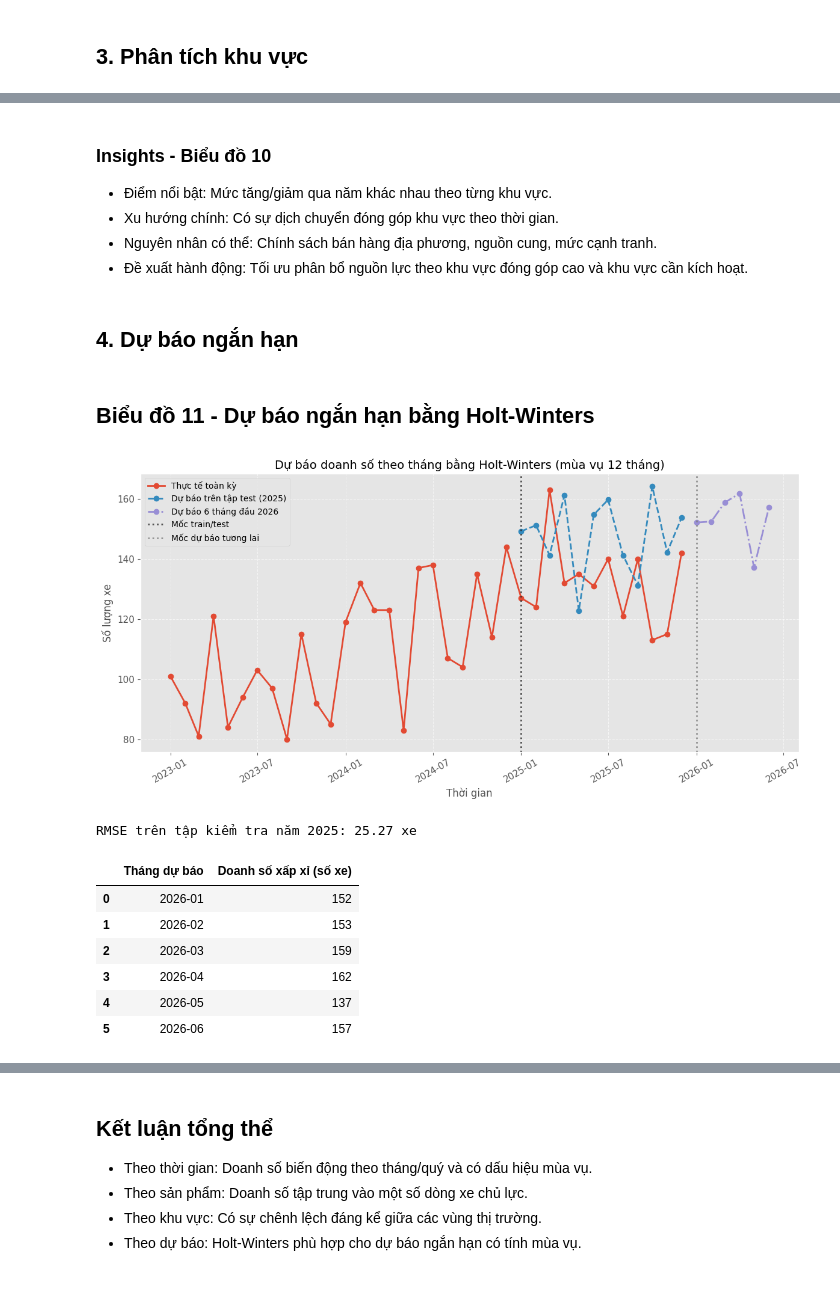
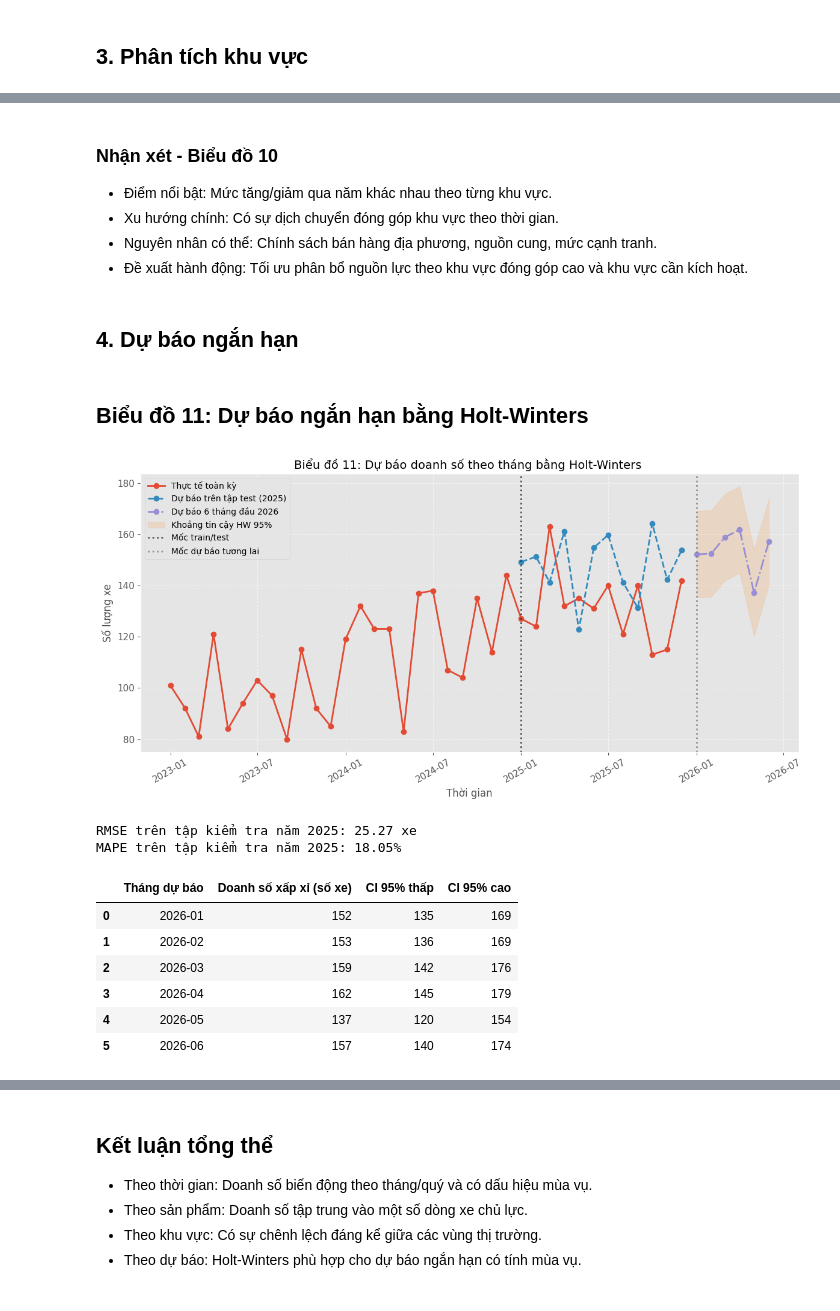
Before and after one commit to lemon-01/cd3, a Jupyter notebook: Ford_Sales_Analysis_2023_2025.ipynb, the cells around one changed output, grey strips where cells are left out. Cells and saved outputs as stored; diff of their text form; code cells hidden in the pictures.

```diff
--- a/Ford_Sales_Analysis_2023_2025.ipynb
+++ b/Ford_Sales_Analysis_2023_2025.ipynb
@@ -378,5 +396,5 @@ plt.show()
 # %% [markdown]
-### Insights - Biểu đồ 10
+### Nhận xét - Biểu đồ 10
 - Điểm nổi bật: Mức tăng/giảm qua năm khác nhau theo từng khu vực.
 - Xu hướng chính: Có sự dịch chuyển đóng góp khu vực theo thời gian.
 - Nguyên nhân có thể: Chính sách bán hàng địa phương, nguồn cung, mức cạnh tranh.
@@ -384,10 +402,10 @@ plt.show()
 # %% [markdown]
 ## 4. Dự báo ngắn hạn
 # %% [markdown]
-## Biểu đồ 11 - Dự báo ngắn hạn bằng Holt-Winters
+## Biểu đồ 11: Dự báo ngắn hạn bằng Holt-Winters
 # %%
 # Mục đích: Tạo chuỗi thời gian theo tháng, chia tập huấn luyện/kiểm tra (2023-2024/2025),
-# huấn luyện Holt-Winters, tính RMSE đánh giá sai số và dự báo 6 tháng tiếp theo.
+# huấn luyện Holt-Winters, tính RMSE và MAPE đánh giá sai số và dự báo 6 tháng tiếp theo.
 
 # 1) Tổng hợp số lượng xe theo từng tháng để tạo chuỗi thời gian đầu vào cho mô hình.
 monthly_sales = (
@@ -419,9 +437,14 @@ hw_model = ExponentialSmoothing(
     initialization_method='estimated'
 ).fit(optimized=True)
 
-# 6) Dự báo trên tập test để đánh giá chất lượng mô hình bằng RMSE.
+# 6) Dự báo trên tập test để đánh giá chất lượng mô hình bằng RMSE và MAPE.
 test_forecast = hw_model.forecast(len(test))
 rmse = np.sqrt(np.mean((test - test_forecast) ** 2))
+mape = np.mean(np.abs((test - test_forecast) / test)) * 100
+
+# Tính sai số trên tập train để ước lượng độ tin cậy.
+hw_train_resid = train - hw_model.fittedvalues
+hw_std = np.std(hw_train_resid)
 
 # 7) Fit lại mô hình trên toàn bộ dữ liệu đến hết 2025 để dự báo tương lai.
 hw_model_all = ExponentialSmoothing(
@@ -434,42 +457,53 @@ hw_model_all = ExponentialSmoothing(
 
 # 8) Dự báo 6 tháng tiếp theo (tháng 01/2026 đến 06/2026).
 future_forecast = hw_model_all.forecast(6)
 
+# Tạo khoảng tin cậy xấp xỉ cho Holt-Winters dựa trên sai số train.
+hw_future_ci = pd.DataFrame({
+    'lower': future_forecast - 1.96 * hw_std,
+    'upper': future_forecast + 1.96 * hw_std
+})
+
 # 9) Vẽ cùng lúc dữ liệu thực tế, dự báo trên test và dự báo tương lai để so sánh trực quan.
 fig, ax = plt.subplots(figsize=(12, 6))
 ax.plot(ts.index, ts.values, marker='o', label='Thực tế toàn kỳ')
 ax.plot(test.index, test_forecast.values, marker='o', linestyle='--', label='Dự báo trên tập test (2025)')
 ax.plot(future_forecast.index, future_forecast.values, marker='o', linestyle='-.', label='Dự báo 6 tháng đầu 2026')
+ax.fill_between(hw_future_ci.index, hw_future_ci['lower'], hw_future_ci['upper'], color='#ff7f0e', alpha=0.15, label='Khoảng tin cậy HW 95%')
 
 # 10) Thêm các mốc dọc để phân tách giai đoạn train/test và giai đoạn dự báo tương lai.
 ax.axvline(pd.Timestamp('2025-01-01'), color='#2F2F2F', linestyle=':', alpha=0.8, label='Mốc train/test')
 ax.axvline(pd.Timestamp('2026-01-01'), color='#7F7F7F', linestyle=':', alpha=0.8, label='Mốc dự báo tương lai')
 
-ax.set_title('Dự báo doanh số theo tháng bằng Holt-Winters (mùa vụ 12 tháng)')
+ax.set_title('Biểu đồ 11: Dự báo doanh số theo tháng bằng Holt-Winters ')
 ax.set_xlabel('Thời gian')
 ax.set_ylabel('Số lượng xe')
 ax.grid(True, linestyle='--', alpha=0.6)
 ax.legend()
 plt.xticks(rotation=30)
 plt.tight_layout()
 plt.show()
 
-# 11) In RMSE để định lượng sai số dự báo trên tập test.
+# 11) In RMSE và MAPE để định lượng sai số dự báo trên tập test.
 print(f'RMSE trên tập kiểm tra năm 2025: {rmse:.2f} xe')
+print(f'MAPE trên tập kiểm tra năm 2025: {mape:.2f}%')
 
 # 12) Xuất bảng dự báo 6 tháng tới để tiện dùng cho báo cáo/kế hoạch.
 forecast_df = pd.DataFrame({
     'Tháng dự báo': future_forecast.index.strftime('%Y-%m'),
-    'Doanh số xấp xỉ (số xe)': np.round(future_forecast.values, 0).astype(int)
+    'Doanh số xấp xỉ (số xe)': np.round(future_forecast.values, 0).astype(int),
+    'CI 95% thấp': np.round(hw_future_ci['lower'].values, 0).astype(int),
+    'CI 95% cao': np.round(hw_future_ci['upper'].values, 0).astype(int)
 })
 display(forecast_df)
 # %% [output]
-[figure, old version]
+[figure, new version]
 RMSE trên tập kiểm tra năm 2025: 25.27 xe
+MAPE trên tập kiểm tra năm 2025: 18.05%
-|  | Tháng dự báo | Doanh số xấp xỉ (số xe) |
-| 0 | 2026-01 | 152 |
-| 1 | 2026-02 | 153 |
-| 2 | 2026-03 | 159 |
-| 3 | 2026-04 | 162 |
-| 4 | 2026-05 | 137 |
-| 5 | 2026-06 | 157 |
+|  | Tháng dự báo | Doanh số xấp xỉ (số xe) | CI 95% thấp | CI 95% cao |
+| 0 | 2026-01 | 152 | 135 | 169 |
+| 1 | 2026-02 | 153 | 136 | 169 |
+| 2 | 2026-03 | 159 | 142 | 176 |
+| 3 | 2026-04 | 162 | 145 | 179 |
+| 4 | 2026-05 | 137 | 120 | 154 |
+| 5 | 2026-06 | 157 | 140 | 174 |
```
Also changed, not shown: parts of 45 cells of this notebook, 1 other file.
